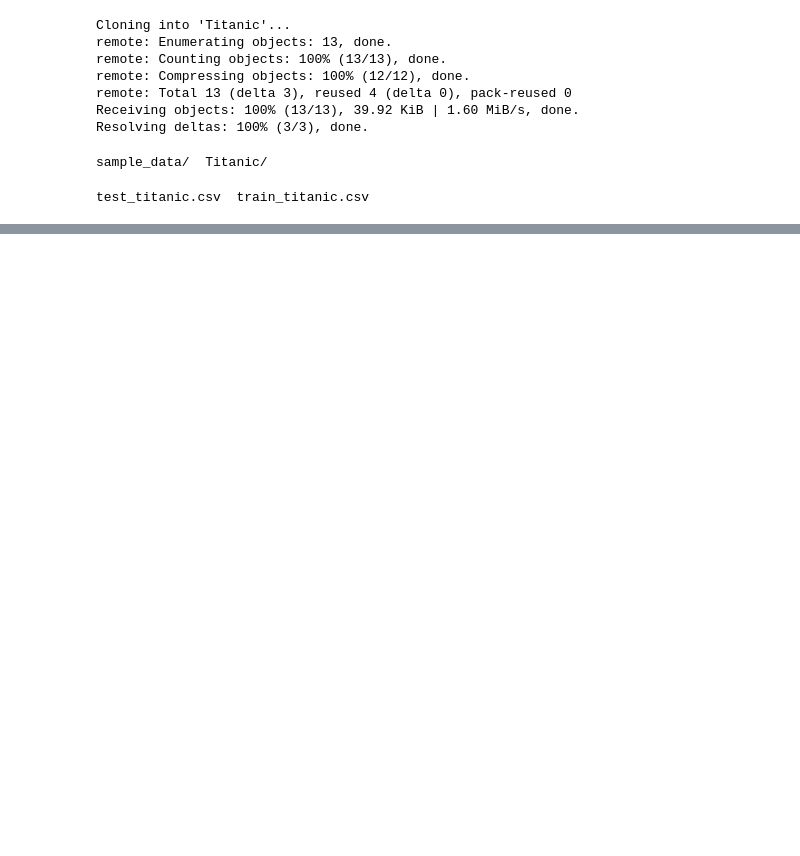
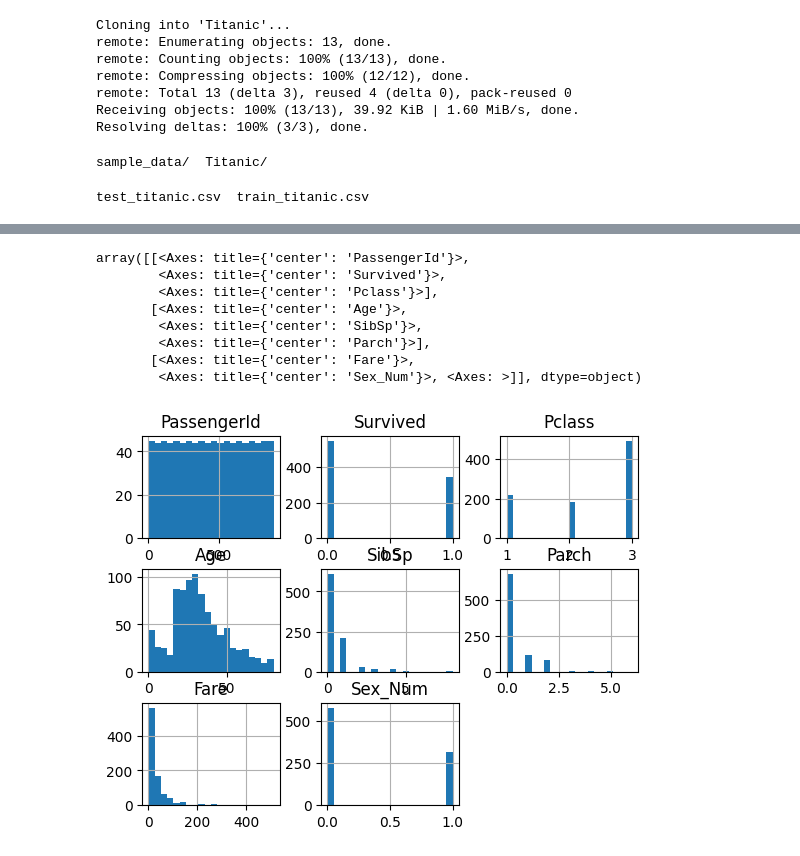
Before and after one commit to NajdekMonika/Titanic, a Jupyter notebook: Titanic.ipynb, the cells around one changed output, grey strips where cells are left out. Saved outputs shown, nothing was run; the diff lists cells and outputs as text; code cells hidden in the pictures; blank space fills up the shorter version.

Commit message:
initial data cleaning and analysis

```diff
--- a/Titanic.ipynb
+++ b/Titanic.ipynb
@@ -18,3 +18,6 @@ sample_data/  Titanic/
 %ls Titanic/Data/
 # %% [output]
 test_titanic.csv  train_titanic.csv
+# %%
+import pandas as pd
+d = pd.read_csv("Titanic/Data/train_titanic.csv")
@@ -20,0 +71,12 @@ test_titanic.csv  train_titanic.csv
+# %%
+age_max = d["Age"].max()
+age_min = d["Age"].min()
+import random
+import numpy as np
+Age = d["Age"].values
+
+for i in range(len(Age)):
+  if np.isnan(Age[i]):
+    Age[i] = random.randint(round(age_min, 0), round(age_max, 0))
+
+d["Age"] = Age
@@ -20,0 +93,9 @@ test_titanic.csv  train_titanic.csv
+# %%
+Sex = d["Sex"].values
+sex_list = []
+for j in range(len(Sex)):
+  if Sex[j] == "male":
+    sex_list.append(0)
+  elif Sex[j] == "female":
+    sex_list.append(1)
+d["Sex_Num"] = pd.Series(sex_list)
@@ -20,0 +134,12 @@ test_titanic.csv  train_titanic.csv
+# %%
+d.hist(bins = 20)
+# %% [output]
+array([[<Axes: title={'center': 'PassengerId'}>,
+        <Axes: title={'center': 'Survived'}>,
+        <Axes: title={'center': 'Pclass'}>],
+       [<Axes: title={'center': 'Age'}>,
+        <Axes: title={'center': 'SibSp'}>,
+        <Axes: title={'center': 'Parch'}>],
+       [<Axes: title={'center': 'Fare'}>,
+        <Axes: title={'center': 'Sex_Num'}>, <Axes: >]], dtype=object)
+[figure, added]
```
Also changed, not shown: parts of 10 cells of this notebook.
